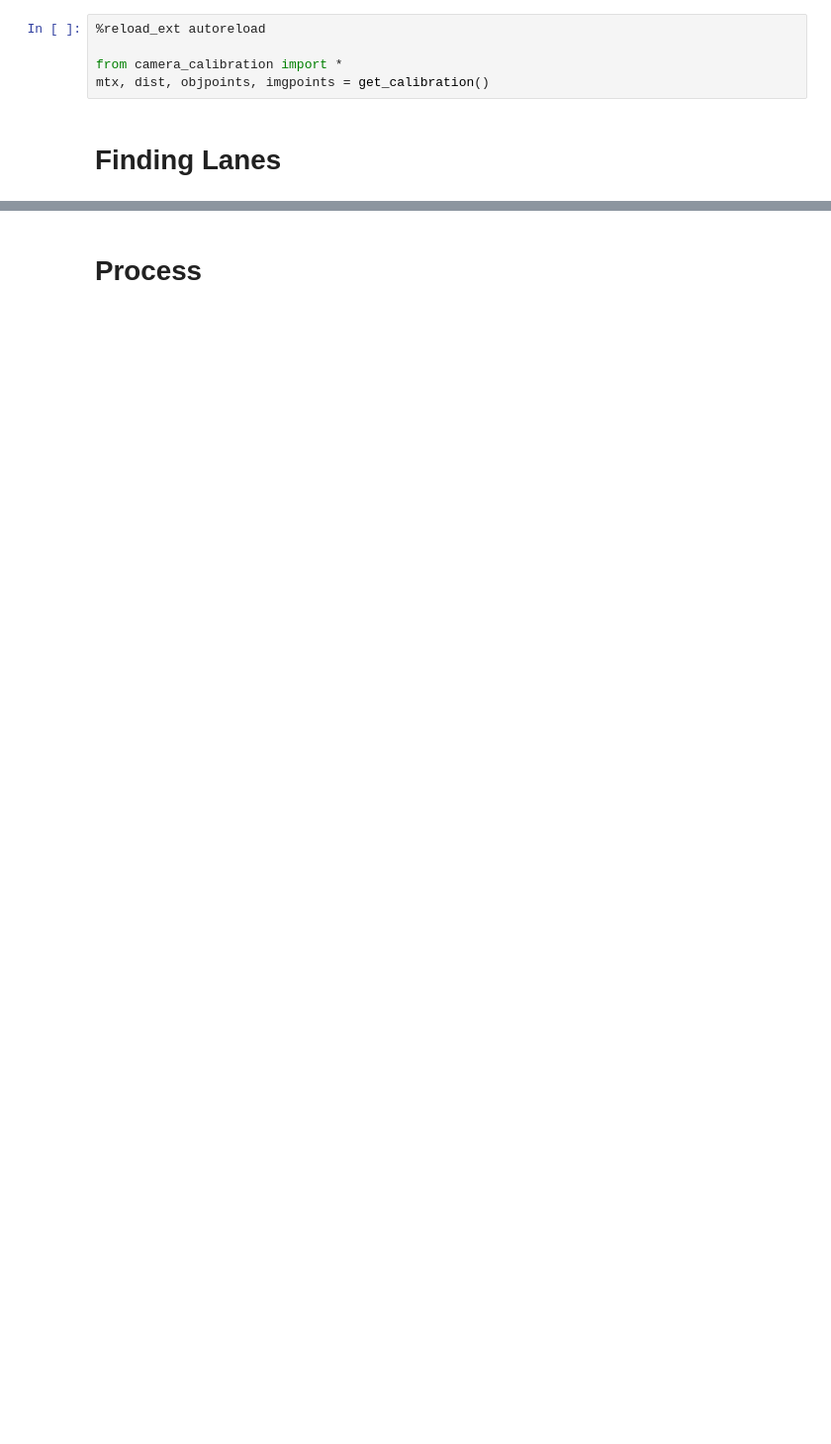
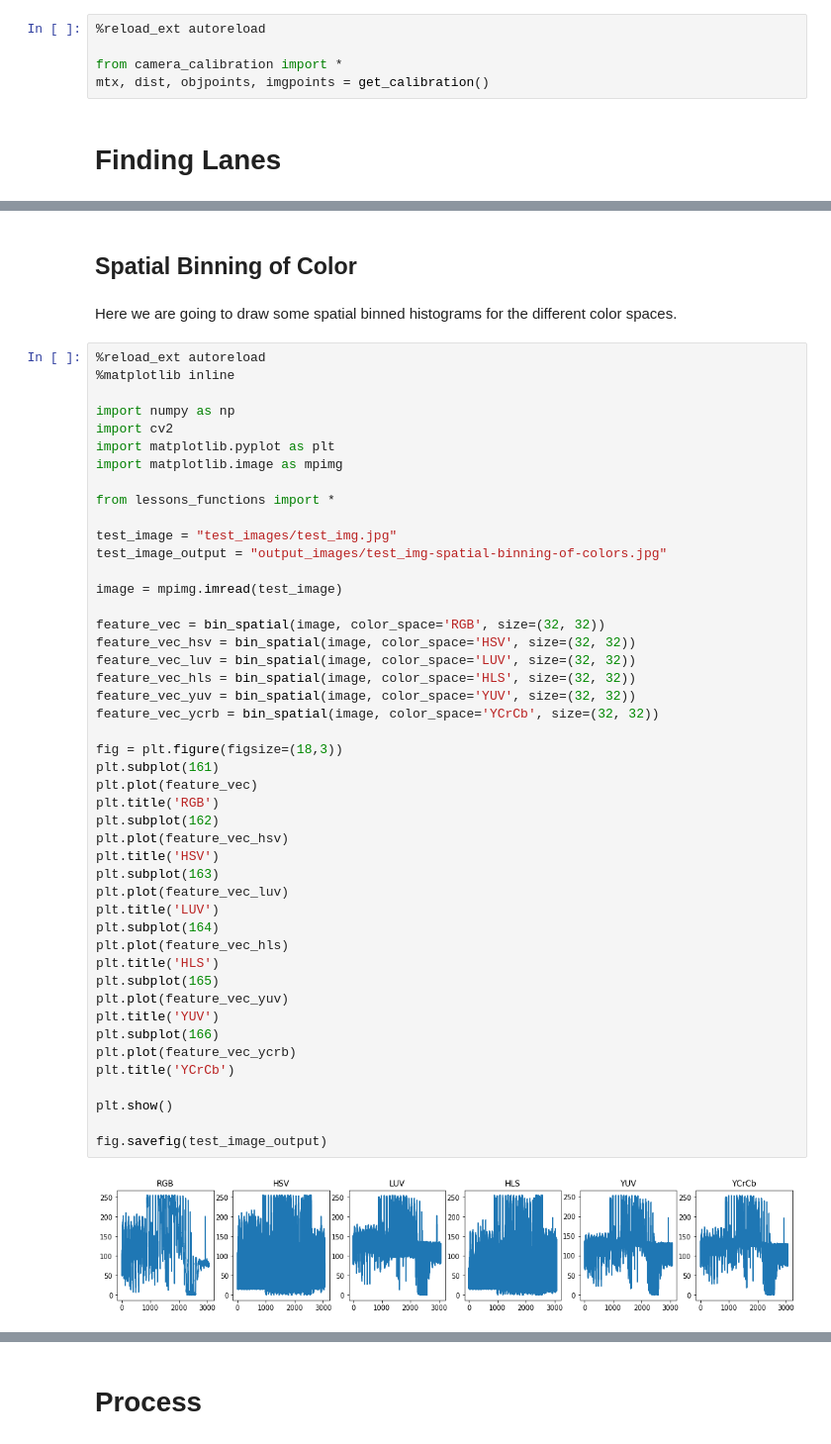
Before and after one commit to BernhardRode/CarND-Vehicle-Detection, a Jupyter notebook: CarND-CarND-Vehicle-Detection.ipynb, the cells around one changed output, grey strips where cells are left out. Shown at 99% size. Saved outputs shown, nothing was run; the diff lists cells and outputs as text; blank space fills up the shorter version.

```diff
--- a/CarND-CarND-Vehicle-Detection.ipynb
+++ b/CarND-CarND-Vehicle-Detection.ipynb
@@ -42,0 +178,52 @@ plt.imsave(test_image_class_1_output, output1)
+# %% [markdown]
+## Spatial Binning of Color
+# %% [markdown]
+Here we are going to draw some spatial binned histograms for the different color spaces.
+# %%
+%reload_ext autoreload
+%matplotlib inline
+
+import numpy as np
+import cv2
+import matplotlib.pyplot as plt
+import matplotlib.image as mpimg
+
+from lessons_functions import *
+
+test_image = "test_images/test_img.jpg"
+test_image_output = "output_images/test_img-spatial-binning-of-colors.jpg"
+
+image = mpimg.imread(test_image)
+
+feature_vec = bin_spatial(image, color_space='RGB', size=(32, 32))
+feature_vec_hsv = bin_spatial(image, color_space='HSV', size=(32, 32))
+feature_vec_luv = bin_spatial(image, color_space='LUV', size=(32, 32))
+feature_vec_hls = bin_spatial(image, color_space='HLS', size=(32, 32))
+feature_vec_yuv = bin_spatial(image, color_space='YUV', size=(32, 32))
+feature_vec_ycrb = bin_spatial(image, color_space='YCrCb', size=(32, 32))
+
+fig = plt.figure(figsize=(18,3))
+plt.subplot(161)
+plt.plot(feature_vec)
+plt.title('RGB')
+plt.subplot(162)
+plt.plot(feature_vec_hsv)
+plt.title('HSV')
+plt.subplot(163)
+plt.plot(feature_vec_luv)
+plt.title('LUV')
+plt.subplot(164)
+plt.plot(feature_vec_hls)
+plt.title('HLS')
+plt.subplot(165)
+plt.plot(feature_vec_yuv)
+plt.title('YUV')
+plt.subplot(166)
+plt.plot(feature_vec_ycrb)
+plt.title('YCrCb')
+
+plt.show()
+
+fig.savefig(test_image_output)
+# %% [output]
+[figure, added]
```
Also changed, not shown: parts of 58 cells of this notebook, 39 other files.
